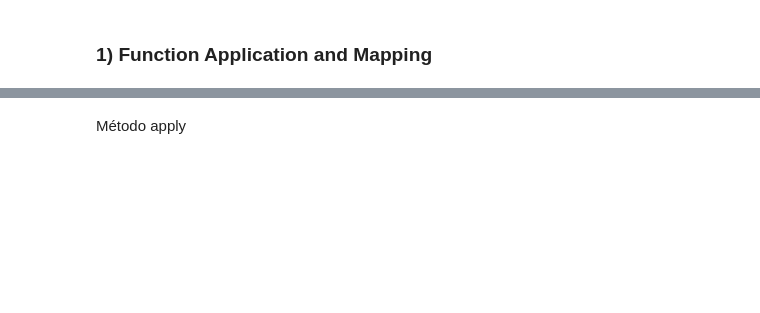
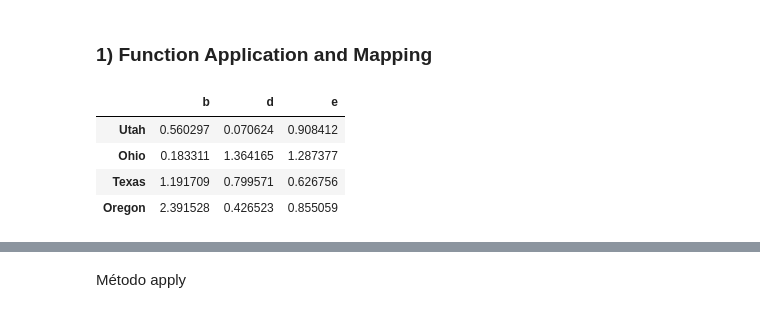
Before and after one commit to JuanAcevedoEcon/Data-Analysis-and-Intro-to-ML, a Jupyter notebook: Session 4/Sesión 4 (Limpieza y preparación de datos - Pandas 2).ipynb, the cells around one changed output, grey strips where cells are left out. Saved outputs shown, nothing was run; the diff lists cells and outputs as text; code cells hidden in the pictures; blank space fills up the shorter version.

```diff
--- a/Session 4/Sesión 4 (Limpieza y preparación de datos - Pandas 2).ipynb
+++ b/Session 4/Sesión 4 (Limpieza y preparación de datos - Pandas 2).ipynb
@@ -3,6 +3,14 @@
 # %%
 import pandas as pd
 import numpy as np
+# %%
+np.abs(frame)
+# %% [output]
+|  | b | d | e |
+| Utah | 0.560297 | 0.070624 | 0.908412 |
+| Ohio | 0.183311 | 1.364165 | 1.287377 |
+| Texas | 1.191709 | 0.799571 | 0.626756 |
+| Oregon | 2.391528 | 0.426523 | 0.855059 |
 # %%
 frame = pd.DataFrame(np.random.randn(4, 3), columns=list("bde"), index=["Utah", "Ohio", "Texas", "Oregon"])
 frame
```
Also changed, not shown: parts of 30 cells of this notebook, 5 other files.
